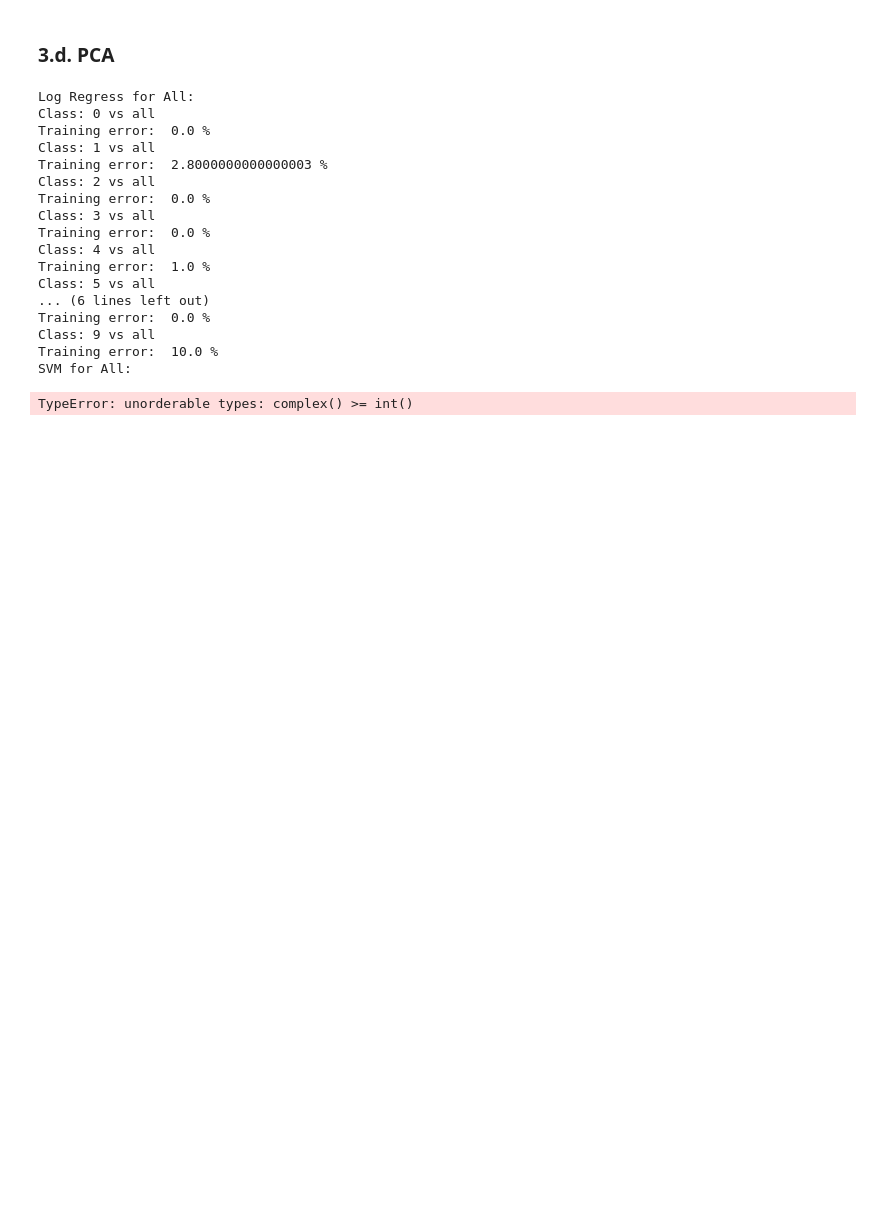
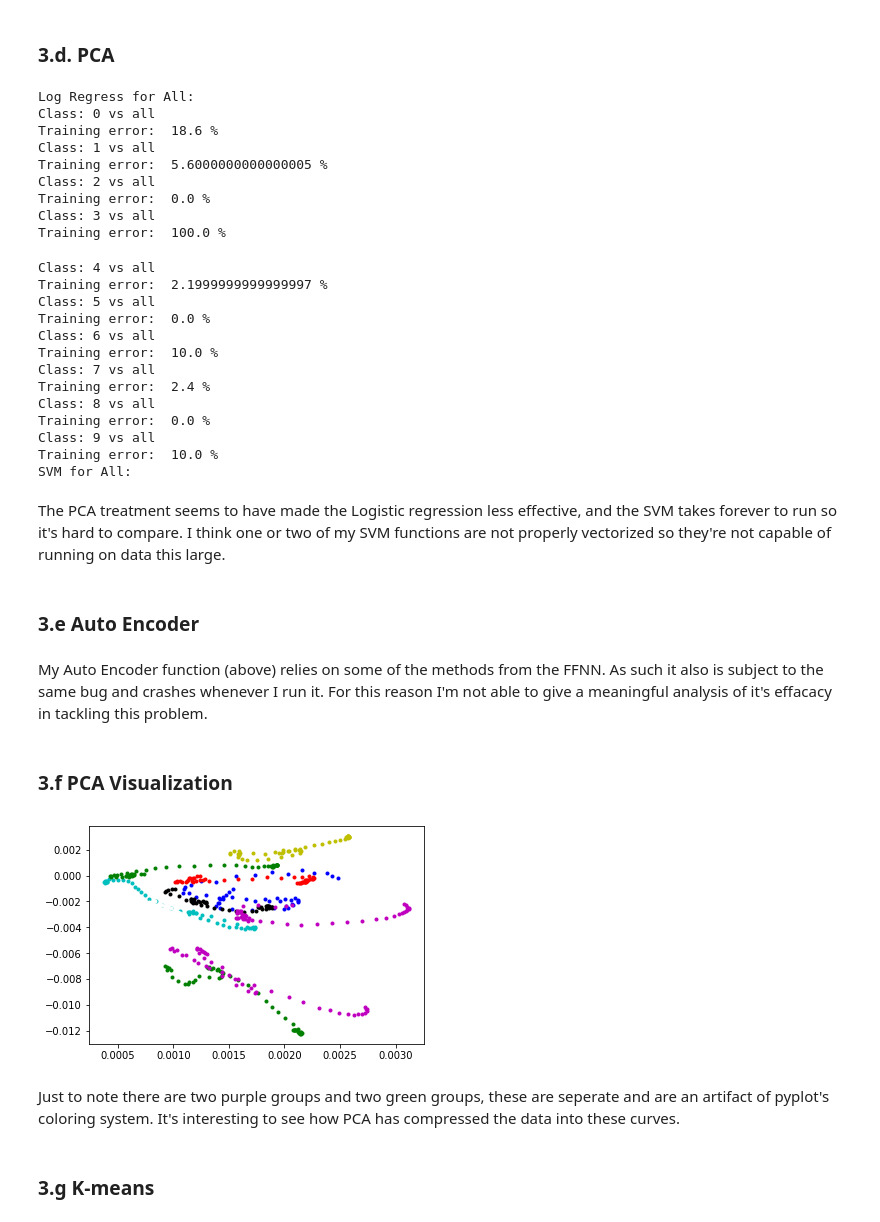
Before and after one commit to Sneezembop/MachineLearning-CS-6140, a Jupyter notebook: Assignment4/Assignment 4.ipynb, the cells around one changed output. Saved outputs shown, nothing was run; the diff lists cells and outputs as text; code cells hidden in the pictures; blank space fills up the shorter version.

```diff
--- a/Assignment4/Assignment 4.ipynb
+++ b/Assignment4/Assignment 4.ipynb
@@ -653,11 +655,12 @@ def KPCA(Y, d):
     tempL = lam
     tempW = np.array(W)
     for i in range(d):
-        topLam = np.argmax(tempL)
-        W_tild.append(tempW[topLam])
+        if (len(tempL) > 0):
+            topLam = np.argmax(tempL)
+            W_tild.append(tempW[topLam])
 
-        tempL = np.delete(tempL, topLam)
-        tempW = np.delete(tempW, topLam, 0)
+            tempL = np.delete(tempL, topLam)
+            tempW = np.delete(tempW, topLam, 0)
 
     W_tild = np.mat(W_tild)
     #print(W_tild)
@@ -707,23 +710,52 @@ X,Y = KPCAprep(Y_train, 100)
 print("Log Regress for All:")
 W = PCAlogRegressForAll(X.T,Y,10, 100)
 print("SVM for All:")
-F = PCASVMForAll(X,Y,10)
+# This takes so long to run I wouldn't recommend it.
+#F = PCASVMForAll(X,Y,10)
 # %% [output]
 Log Regress for All:
 Class: 0 vs all
-Training error:  0.0 %
+Training error:  18.6 %
 Class: 1 vs all
-Training error:  2.8000000000000003 %
+Training error:  5.6000000000000005 %
 Class: 2 vs all
 Training error:  0.0 %
 Class: 3 vs all
-Training error:  0.0 %
-Class: 4 vs all
-Training error:  1.0 %
-Class: 5 vs all
-... (6 lines left out)
-Training error:  0.0 %
-Class: 9 vs all
-Training error:  10.0 %
-SVM for All:
+Training error:  100.0 %
-TypeError: unorderable types: complex() >= int()
+Class: 4 vs all
+Training error:  2.1999999999999997 %
+Class: 5 vs all
+Training error:  0.0 %
+Class: 6 vs all
+Training error:  10.0 %
+Class: 7 vs all
+Training error:  2.4 %
+Class: 8 vs all
+Training error:  0.0 %
+Class: 9 vs all
+Training error:  10.0 %
+SVM for All:
+# %% [markdown]
+The PCA treatment seems to have made the Logistic regression less effective, and the SVM takes forever to run so it's hard to compare.  I think one or two of my SVM functions are not properly vectorized so they're not capable of running on data this large.
+# %% [markdown]
+### 3.e Auto Encoder
+# %% [markdown]
+My Auto Encoder function (above) relies on some of the methods from the FFNN.  As such it also is subject to the same bug and crashes whenever I run it.  For this reason I'm not able to give a meaningful analysis of it's effacacy in tackling this problem.
+# %% [markdown]
+### 3.f PCA Visualization
+# %%
+X,Y = KPCAprep(Y_train, 2)
+
+colors = ['g.','b.','y.','r.', 'c.', 'm.', 'k.', 'w.', 'g.', 'm.']
+
+
+for i in range(10):
+    for j in range(len(Y)):
+        if (Y[j] == i):
+            plt.plot(X[0][j],X[1][j], colors[i])
+# %% [output]
+[figure, added]
+# %% [markdown]
+Just to note there are two purple groups and two green groups, these are seperate and are an artifact of pyplot's coloring system.  It's interesting to see how PCA has compressed the data into these curves.
+# %% [markdown]
+### 3.g K-means
```
Also changed, not shown: parts of 13 cells of this notebook, 5 other files.
